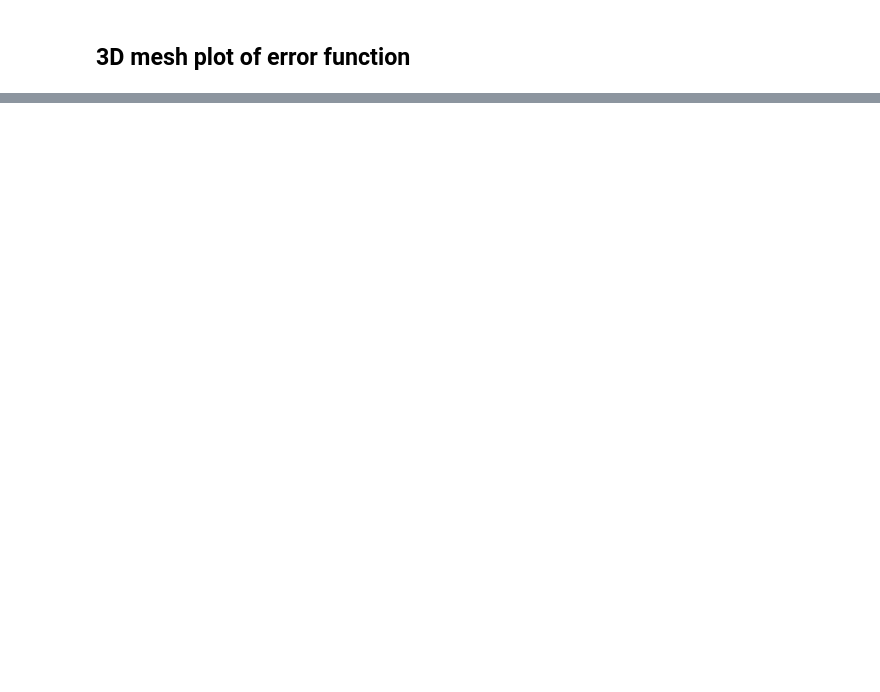
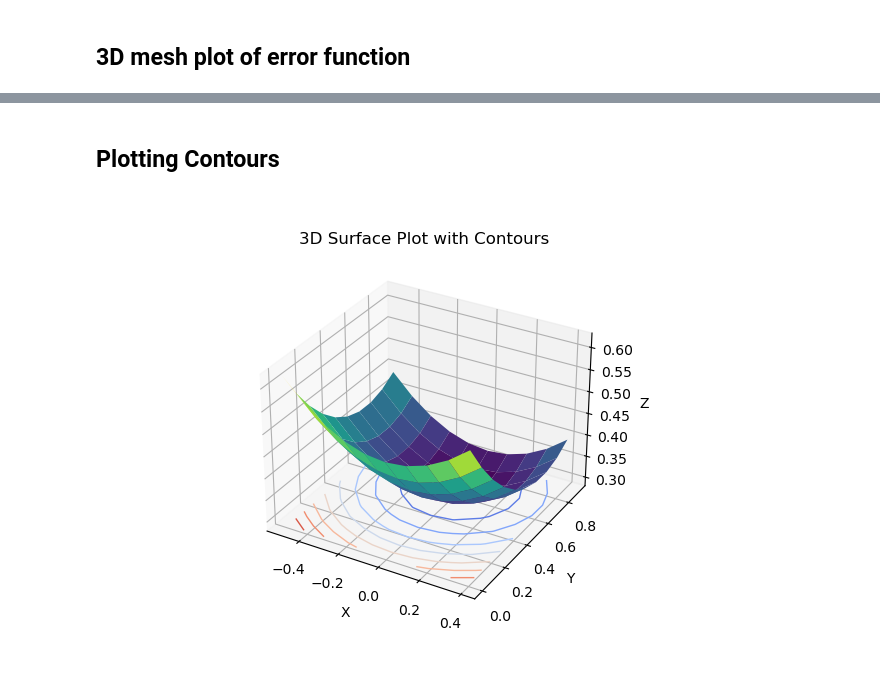
Before and after one commit to Aavegjain/COL774_A1, a Jupyter notebook: part1.ipynb, the cells around one changed output, grey strips where cells are left out. Saved outputs shown, nothing was run; the diff lists cells and outputs as text; code cells hidden in the pictures; blank space fills up the shorter version.

```diff
--- a/part1.ipynb
+++ b/part1.ipynb
@@ -158,0 +191,24 @@ plt.show()
+# %% [markdown]
+## Plotting Contours
+# %%
+# Create a 3D plot
+fig = plt.figure()
+ax = fig.add_subplot(111, projection='3d')
+
+# Plot the 3D surface
+surf = ax.plot_surface(X_mesh , Y_mesh , error_surface, cmap='viridis', alpha = 0)
+
+# Draw contours on the 3D plot
+contour_levels = np.linspace(error_surface.min(), error_surface.max(), 10)  # Define contour levels
+ax.contour(X_mesh, Y_mesh, error_surface, levels=contour_levels, offset=error_surface.min(), cmap='coolwarm', linewidths=1)
+
+# Set labels and title
+ax.set_xlabel('X')
+ax.set_ylabel('Y')
+ax.set_zlabel('Z')
+ax.set_title('3D Surface Plot with Contours')
+
+# Show the plot
+plt.show()
+# %% [output]
+[figure, added]
```
Also changed, not shown: parts of 4 cells of this notebook, 1 other file.
